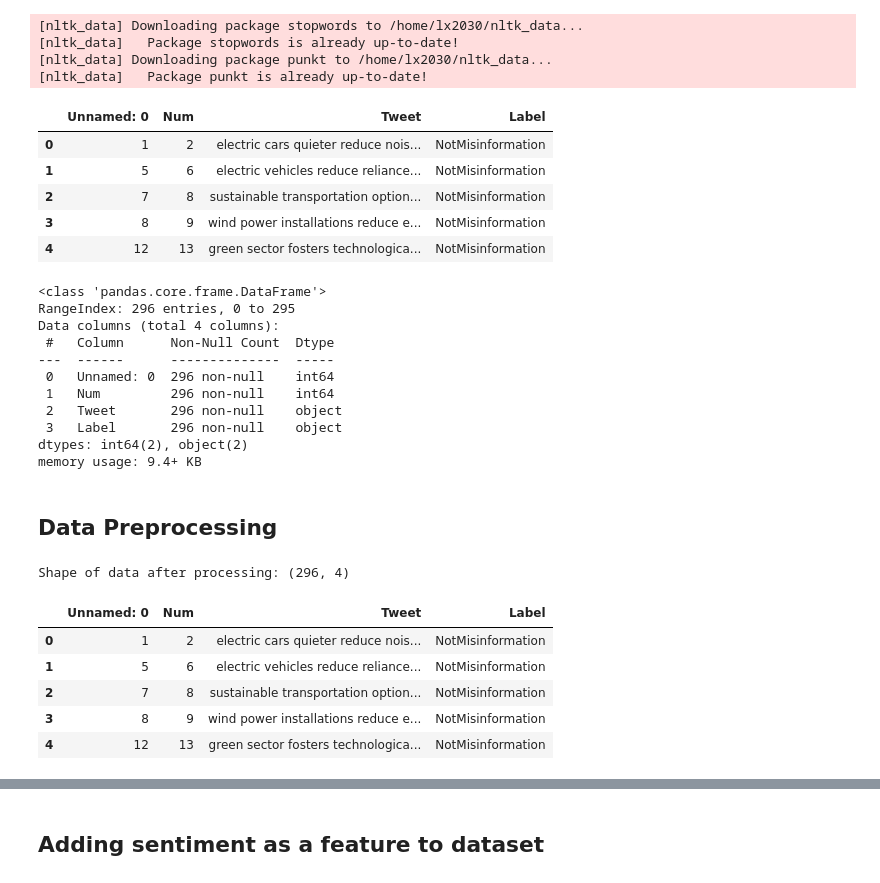
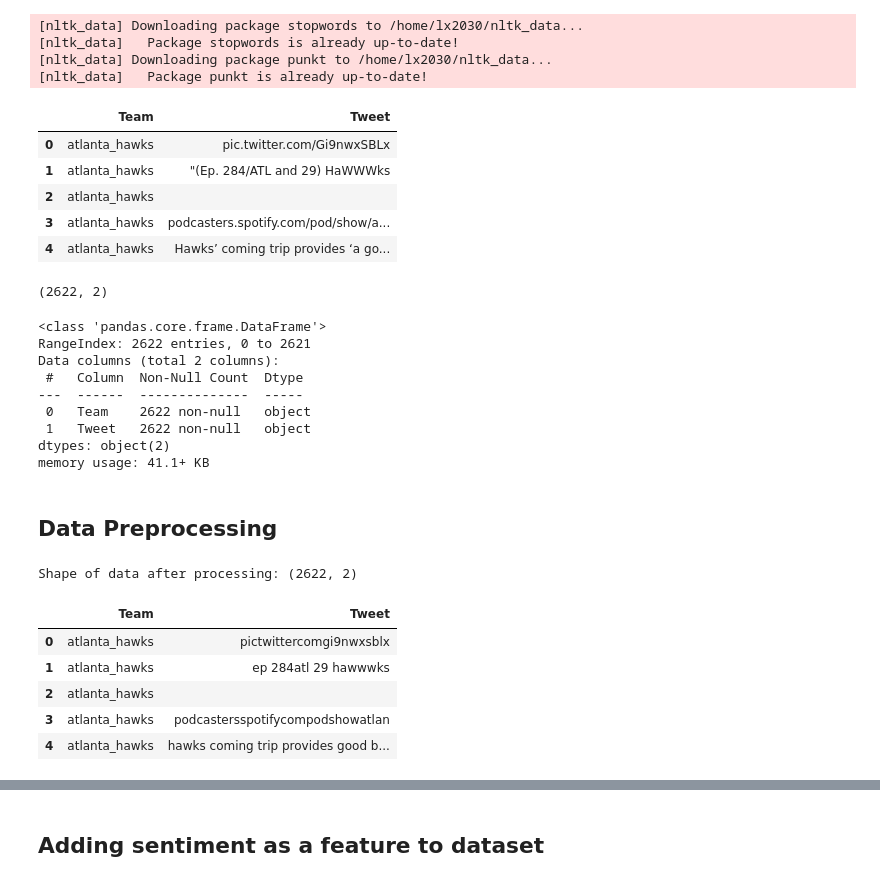
Before and after one commit to unfiltered-syrup/NBA_Analysis, a Jupyter notebook: prelim_data_analysis/DataSentimentAnalysis.ipynb, the cells around one changed output, grey strips where cells are left out. Saved outputs shown, nothing was run; the diff lists cells and outputs as text; code cells hidden in the pictures.

```diff
--- a/prelim_data_analysis/DataSentimentAnalysis.ipynb
+++ b/prelim_data_analysis/DataSentimentAnalysis.ipynb
@@ -8,9 +8,6 @@ Code taken from:
 https://www.kaggle.com/code/adarshcgowda/comprehensive-sentiment-analysis-guide
 # %% [markdown]
 ## Loading Data
-# %%
-file_path = "Data/true_tweets.csv"
-column_name = "Tweet"
 # %%
 #For basic table operation
 import pandas as pd
@@ -66,30 +63,56 @@ from sklearn.model_selection import GridSearchCV
 [nltk_data]   Package stopwords is already up-to-date!
 [nltk_data] Downloading package punkt to /home/lx2030/nltk_data...
 [nltk_data]   Package punkt is already up-to-date!
+# %%
+teams = ['atlanta_hawks', 'boston_celtics', 'brooklyn_nets', 'charlotte_hornets',
+         'chicago_bulls', 'cleveland_cavaliers', 'detroit_pistons', 'indiana_pacers', 'toronto_raptors', 'dallas_mavericks', 'denver_nuggets',
+         'miami_heat', 'milwaukee_bucks', 'new_york_knicks', 'orlando_magic', 'philadelphia_76ers', 'washington_wizards', 'golden_state_warriors', 'houston_rockets',
+         'los_angeles_clippers', 'los_angeles_lakers',
+          'memphis_grizzlies', 'minnesota_timberwolves', 'new_orleans_pelicans', 'oklahoma_city_thunder', 'phoenix_suns', 'portland_trail_blazers', 'sacramento_kings'
+          , 'san_antonio_spurs', 'utah_jazz']
+tweets = list()
+# team_names = list()
+df_by_team = pd.DataFrame()
+for team in teams:
+    file_path = "../twitter_data/tweets_" + team + ".csv"
+    column_name = "Tweet"
+    file = open(file_path, 'r')
+    lines = file.readlines()
+    tweets.extend([[team,line.strip()] for line in lines[1:]])
+#     tweets.extend(lines[1:])
+#     team_names.extend([team for i in range(len(lines[1:]))])
+    file.close()
+    df_tmp = pd.read_csv(file_path,header=0)
+    df_by_team[team] = df_tmp["Content"]
+
+df = pd.DataFrame(tweets,columns=["Team","Tweet"])
 # %%
-df = pd.read_csv(file_path)
+# df = pd.read_csv(file_path)
+
 df.head()
 # %% [output]
-|  | Unnamed: 0 | Num | Tweet | Label |
-| 0 | 1 | 2 | electric cars quieter reduce nois... | NotMisinformation |
-| 1 | 5 | 6 | electric vehicles reduce reliance... | NotMisinformation |
-| 2 | 7 | 8 | sustainable transportation option... | NotMisinformation |
-| 3 | 8 | 9 | wind power installations reduce e... | NotMisinformation |
-| 4 | 12 | 13 | green sector fosters technologica... | NotMisinformation |
+|  | Team | Tweet |
+| 0 | atlanta_hawks | pic.twitter.com/Gi9nwxSBLx |
+| 1 | atlanta_hawks | "(Ep. 284/ATL and 29) HaWWWks |
+| 2 | atlanta_hawks |  |
+| 3 | atlanta_hawks | podcasters.spotify.com/pod/show/a... |
+| 4 | atlanta_hawks | Hawks’ coming trip provides ‘a go... |
+# %%
+df.shape
+# %% [output]
+(2622, 2)
 # %%
 df.info()
 # %% [output]
 <class 'pandas.core.frame.DataFrame'>
-RangeIndex: 296 entries, 0 to 295
-Data columns (total 4 columns):
- #   Column      Non-Null Count  Dtype
----  ------      --------------  -----
- 0   Unnamed: 0  296 non-null    int64
- 1   Num         296 non-null    int64
- 2   Tweet       296 non-null    object
- 3   Label       296 non-null    object
-dtypes: int64(2), object(2)
-memory usage: 9.4+ KB
+RangeIndex: 2622 entries, 0 to 2621
+Data columns (total 2 columns):
+ #   Column  Non-Null Count  Dtype
+---  ------  --------------  -----
+ 0   Team    2622 non-null   object
+ 1   Tweet   2622 non-null   object
+dtypes: object(2)
+memory usage: 41.1+ KB
 # %% [markdown]
 ## Data Preprocessing
 # %%
@@ -108,7 +131,7 @@ text_df = df
 #Checking data shape
 print("Shape of data after processing:",text_df.shape)
 # %% [output]
-Shape of data after processing: (296, 4)
+Shape of data after processing: (2622, 2)
 # %%
 #calculating polarity for categorizing text
 def polarity(text):
@@ -116,12 +139,12 @@ def polarity(text):
 # %%
 text_df.head()
 # %% [output]
-|  | Unnamed: 0 | Num | Tweet | Label |
-| 0 | 1 | 2 | electric cars quieter reduce nois... | NotMisinformation |
-| 1 | 5 | 6 | electric vehicles reduce reliance... | NotMisinformation |
-| 2 | 7 | 8 | sustainable transportation option... | NotMisinformation |
-| 3 | 8 | 9 | wind power installations reduce e... | NotMisinformation |
-| 4 | 12 | 13 | green sector fosters technologica... | NotMisinformation |
+|  | Team | Tweet |
+| 0 | atlanta_hawks | pictwittercomgi9nwxsblx |
+| 1 | atlanta_hawks | ep 284atl 29 hawwwks |
+| 2 | atlanta_hawks |  |
+| 3 | atlanta_hawks | podcastersspotifycompodshowatlan |
+| 4 | atlanta_hawks | hawks coming trip provides good b... |
 # %%
 text_df["polarity"] = text_df[column_name].apply(polarity)
 text_df.head(10)
```
Also changed, not shown: parts of 24 cells of this notebook, 9 other files.
